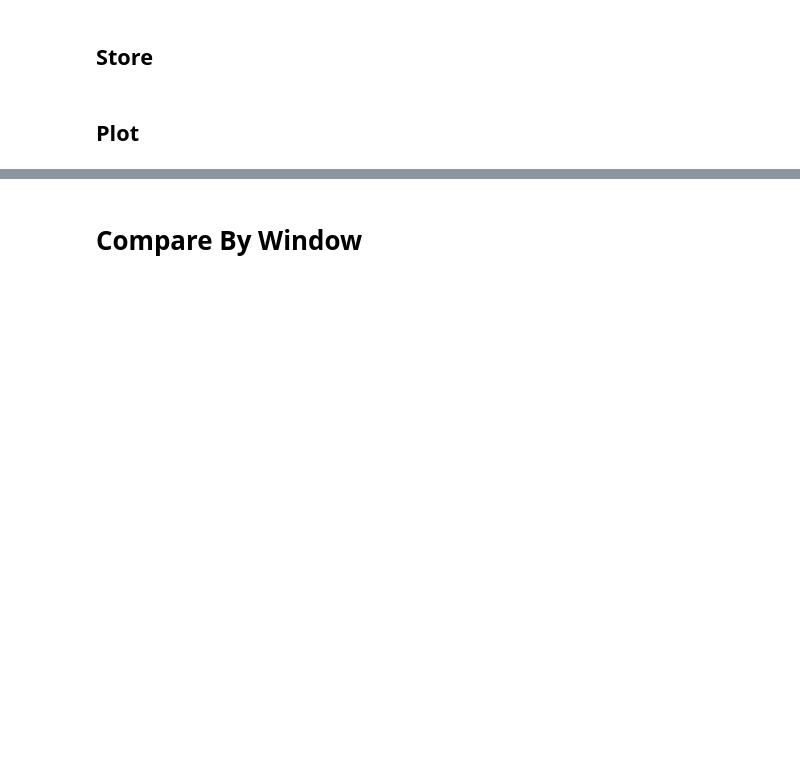
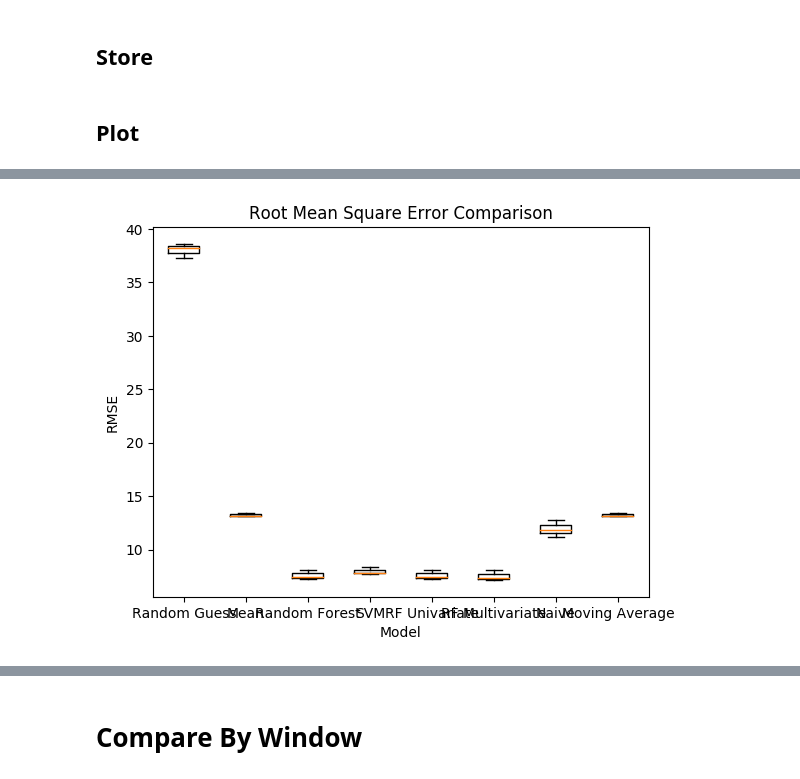
Before and after one commit to claudiosegala/traffic-flow-prediction, a Jupyter notebook: code/tcc.ipynb, the cells around one changed output, grey strips where cells are left out. Cells and saved outputs as stored; diff of their text form; code cells hidden in the pictures; blank space fills up the shorter version.

```diff
--- a/code/tcc.ipynb
+++ b/code/tcc.ipynb
@@ -819,3 +875,5 @@ plot_performance_bar(1, 'RMSE', 'Root Mean Square Error Comparison')
 # %%
-plot_performance_box(1, 'RMSE', 'Root Mean Square Error Comparison')
+plot_performance_box('RMSE', 'RMSE', 'Root Mean Square Error Comparison')
+# %% [output]
+[figure, added]
 # %%
```
Also changed, not shown: parts of 36 cells of this notebook.
